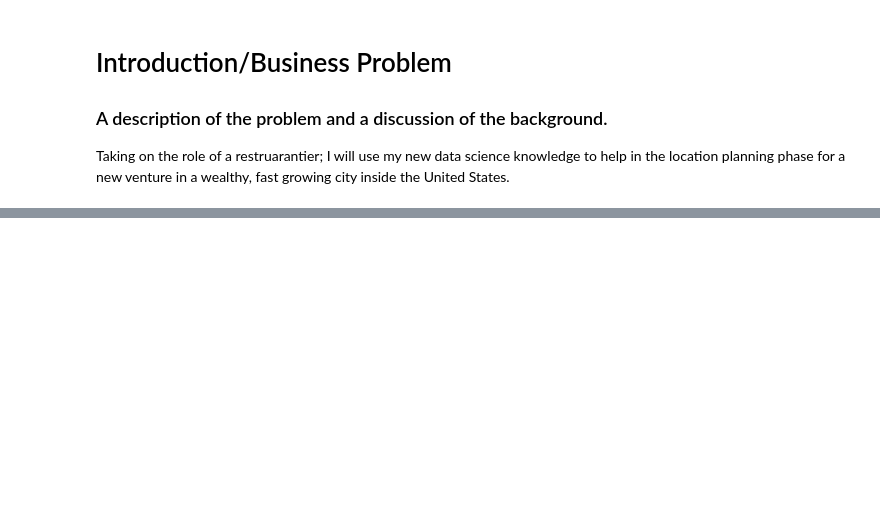
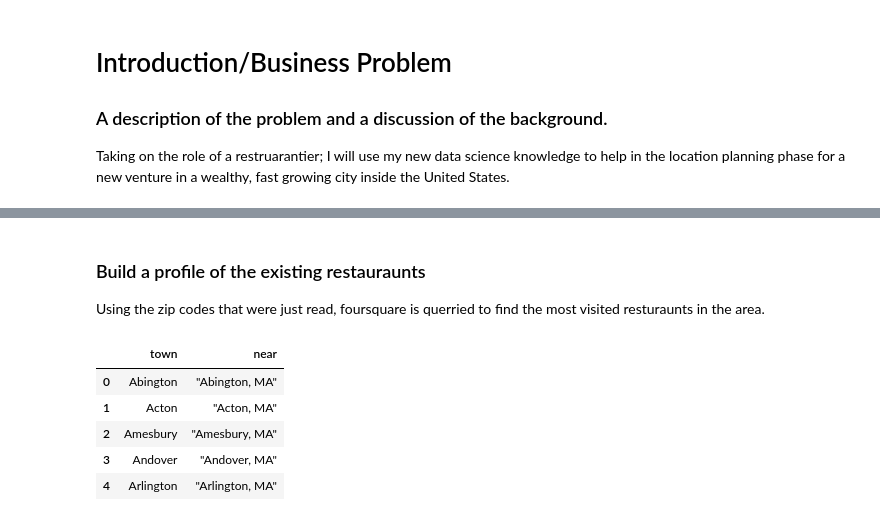
Before and after one commit to martinloki/Coursera_Capstone, a Jupyter notebook: Capstone; Restaurant Location.ipynb, the cells around one changed output, grey strips where cells are left out. Drawn from its saved outputs; the diff is of its cells as text; code cells hidden in the pictures; blank space fills up the shorter version.

```diff
--- a/Capstone; Restaurant Location.ipynb
+++ b/Capstone; Restaurant Location.ipynb
@@ -29,0 +242,13 @@ All of the data will be compiled and appropriate visualizations will be produced
+# %% [markdown]
+### Build a profile of the existing restauraunts
+
+Using the zip codes that were just read, foursquare is querried to find the most visited resturaunts in the area.
+# %%
+bcn_near.head()
+# %% [output]
+|  | town | near |
+| 0 | Abington | "Abington, MA" |
+| 1 | Acton | "Acton, MA" |
+| 2 | Amesbury | "Amesbury, MA" |
+| 3 | Andover | "Andover, MA" |
+| 4 | Arlington | "Arlington, MA" |
```
Also changed, not shown: parts of 13 cells of this notebook.
